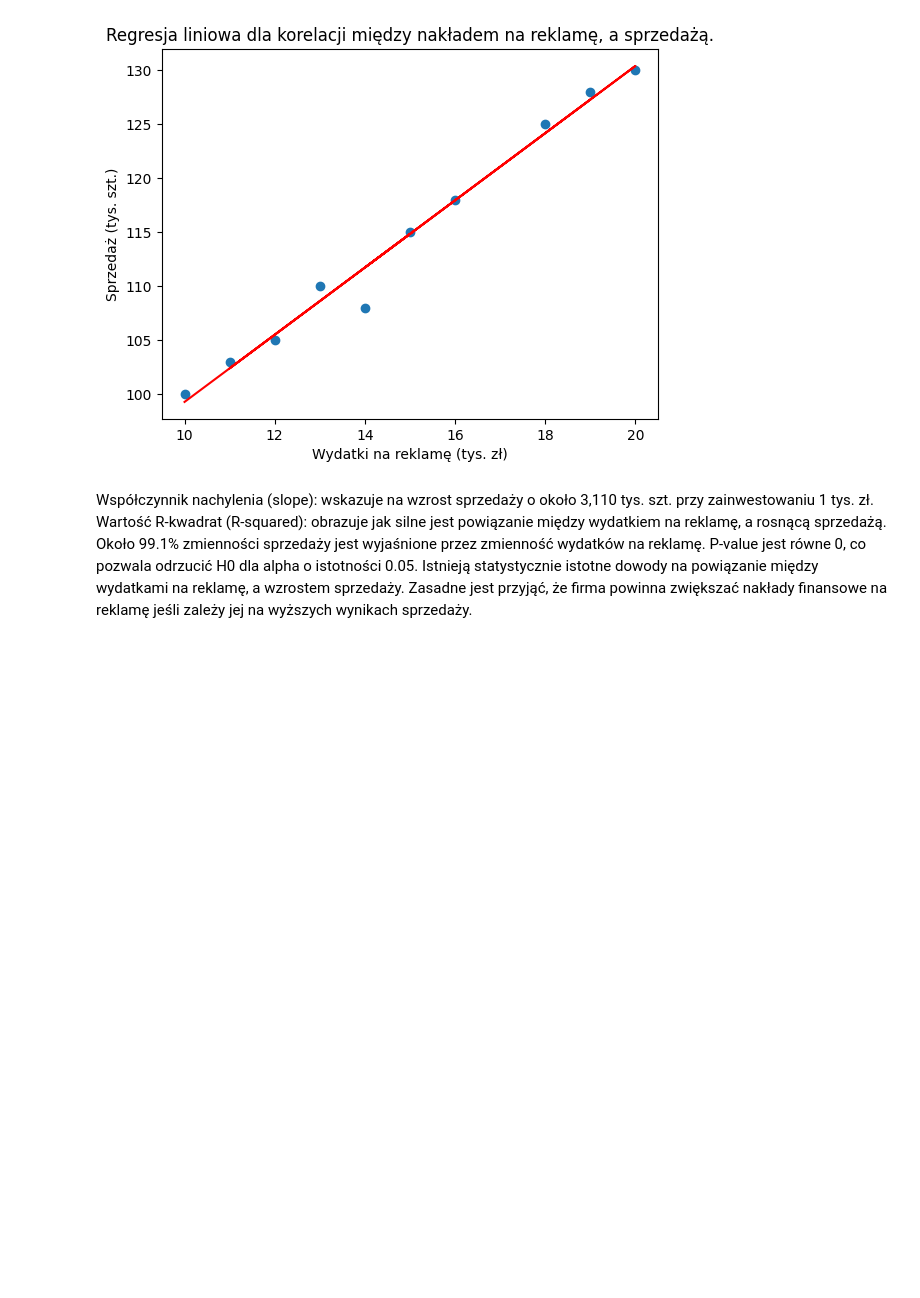
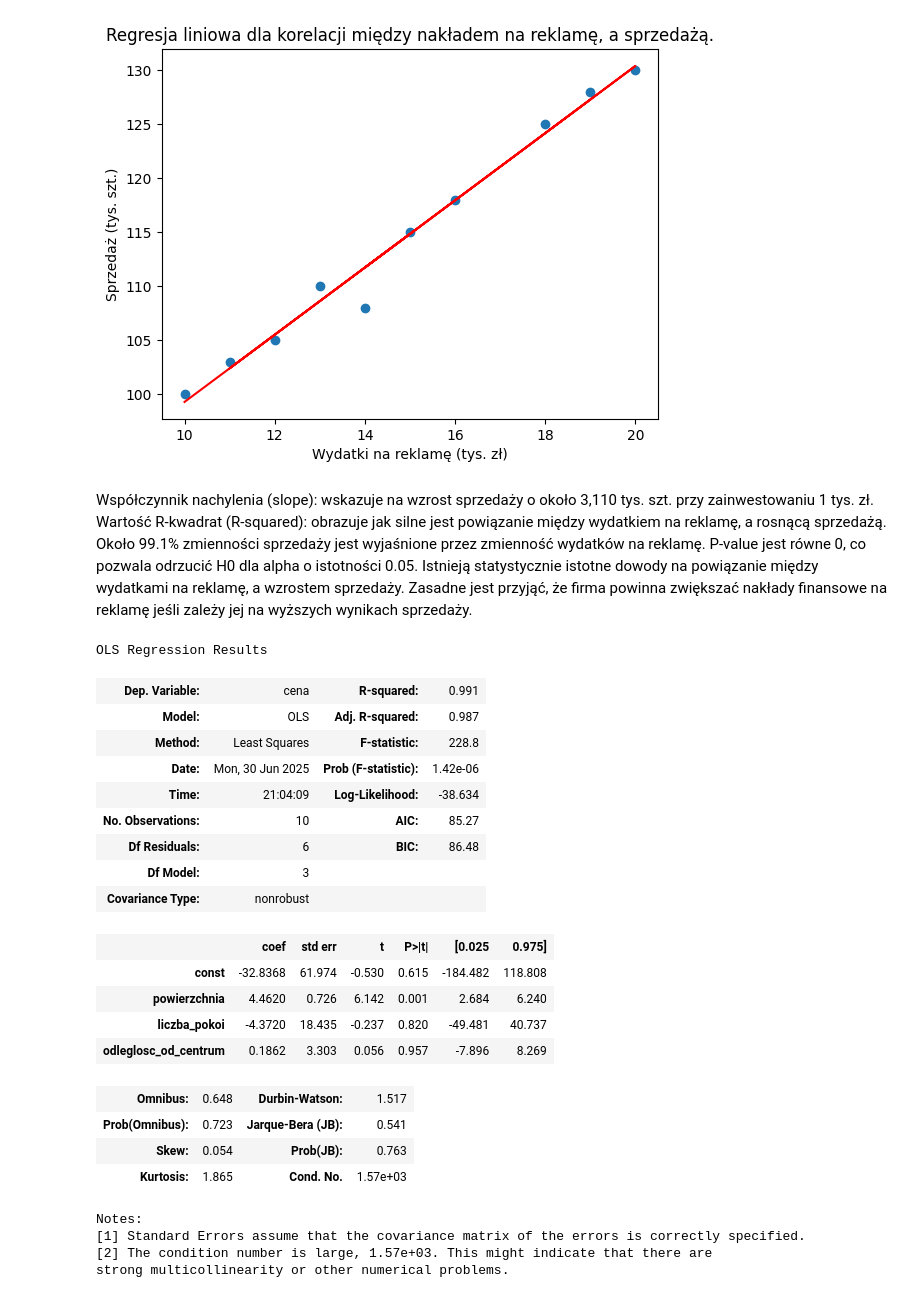
Before and after one commit to LPiskor/moje_projekty_ml, a Jupyter notebook: Statystyka_Dla_Danych.ipynb, the cells around one changed output. Cells and saved outputs as stored; diff of their text form; code cells hidden in the pictures; blank space fills up the shorter version.

Commit message:
Multiple Linear Regression

```diff
--- a/Statystyka_Dla_Danych.ipynb
+++ b/Statystyka_Dla_Danych.ipynb
@@ -712,3 +712,43 @@ Wartość p-value: 0.000
 Współczynnik nachylenia (slope): wskazuje na wzrost sprzedaży o około 3,110 tys. szt. przy zainwestowaniu 1 tys. zł.
 Wartość R-kwadrat (R-squared): obrazuje jak silne jest powiązanie między wydatkiem na reklamę, a rosnącą sprzedażą. Około 99.1% zmienności sprzedaży jest wyjaśnione przez zmienność wydatków na reklamę.
 P-value jest równe 0, co pozwala odrzucić H0 dla alpha o istotności 0.05. Istnieją statystycznie istotne dowody na powiązanie między wydatkami na reklamę, a wzrostem sprzedaży. Zasadne jest przyjąć, że firma powinna zwiększać nakłady finansowe na reklamę jeśli zależy jej na wyższych wynikach sprzedaży.
+# %%
+import pandas as pd
+import statsmodels.api as sm
+
+area = np.array([100, 120, 80, 150, 90, 110, 130, 70, 140, 160])
+rooms = np.array([3, 4, 2, 5, 3, 3, 4, 2, 4, 5])
+distance_to_center = np.array([5, 3, 10, 2, 8, 4, 6, 12, 3, 1])
+price = np.array([400, 500, 300, 600, 350, 450, 550, 280, 580, 650])
+
+df = pd.DataFrame({'powierzchnia': area, 'liczba_pokoi': rooms, 'odleglosc_od_centrum': distance_to_center, 'cena': price})
+
+df_x = pd.DataFrame({'powierzchnia': area, 'liczba_pokoi': rooms, 'odleglosc_od_centrum': distance_to_center})
+x_with_constant = sm.add_constant(df_x)
+
+model = sm.OLS(df['cena'], x_with_constant).fit()
+model.summary()
+# %% [output]
+OLS Regression Results
+| Dep. Variable: | cena | R-squared: | 0.991 |
+| Model: | OLS | Adj. R-squared: | 0.987 |
+| Method: | Least Squares | F-statistic: | 228.8 |
+| Date: | Mon, 30 Jun 2025 | Prob (F-statistic): | 1.42e-06 |
+| Time: | 21:04:09 | Log-Likelihood: | -38.634 |
+| No. Observations: | 10 | AIC: | 85.27 |
+| Df Residuals: | 6 | BIC: | 86.48 |
+| Df Model: | 3 |  |  |
+| Covariance Type: | nonrobust |  |  |
+|  | coef | std err | t | P>|t| | [0.025 | 0.975] |
+| const | -32.8368 | 61.974 | -0.530 | 0.615 | -184.482 | 118.808 |
+| powierzchnia | 4.4620 | 0.726 | 6.142 | 0.001 | 2.684 | 6.240 |
+| liczba_pokoi | -4.3720 | 18.435 | -0.237 | 0.820 | -49.481 | 40.737 |
+| odleglosc_od_centrum | 0.1862 | 3.303 | 0.056 | 0.957 | -7.896 | 8.269 |
+| Omnibus: | 0.648 | Durbin-Watson: | 1.517 |
+| Prob(Omnibus): | 0.723 | Jarque-Bera (JB): | 0.541 |
+| Skew: | 0.054 | Prob(JB): | 0.763 |
+| Kurtosis: | 1.865 | Cond. No. | 1.57e+03 |
+Notes:
+[1] Standard Errors assume that the covariance matrix of the errors is correctly specified.
+[2] The condition number is large, 1.57e+03. This might indicate that there are
+strong multicollinearity or other numerical problems.
```
Also changed, not shown: parts of 2 cells of this notebook.
